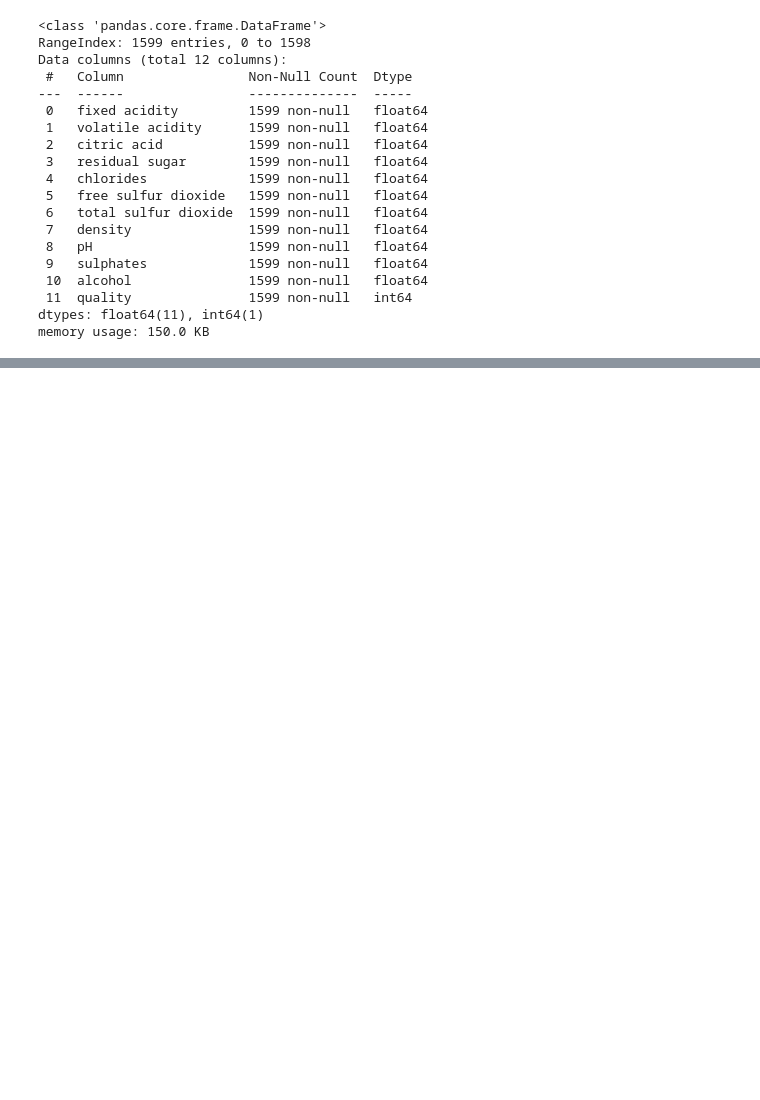
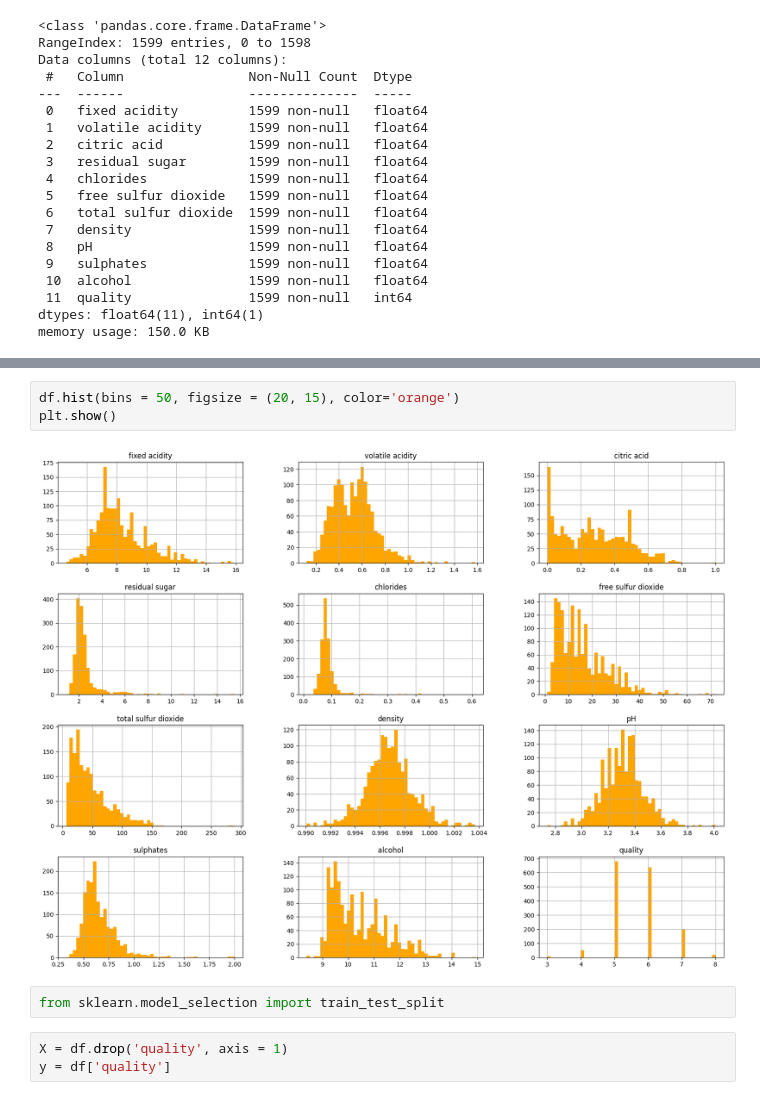
Before and after one commit to Sufyanhamza/End-to-End-ML-Project, a Jupyter notebook: research/Experiment.ipynb, the cells around one changed output, grey strips where cells are left out. Cells and saved outputs as stored; diff of their text form; blank space fills up the shorter version.

```diff
--- a/research/Experiment.ipynb
+++ b/research/Experiment.ipynb
@@ -37,0 +67,10 @@ memory usage: 150.0 KB
+# %%
+df.hist(bins = 50, figsize = (20, 15), color='orange')
+plt.show()
+# %% [output]
+[figure, added]
+# %%
+from sklearn.model_selection import train_test_split
+# %%
+X = df.drop('quality', axis = 1)
+y = df['quality']
```
Also changed, not shown: parts of 16 cells of this notebook.
